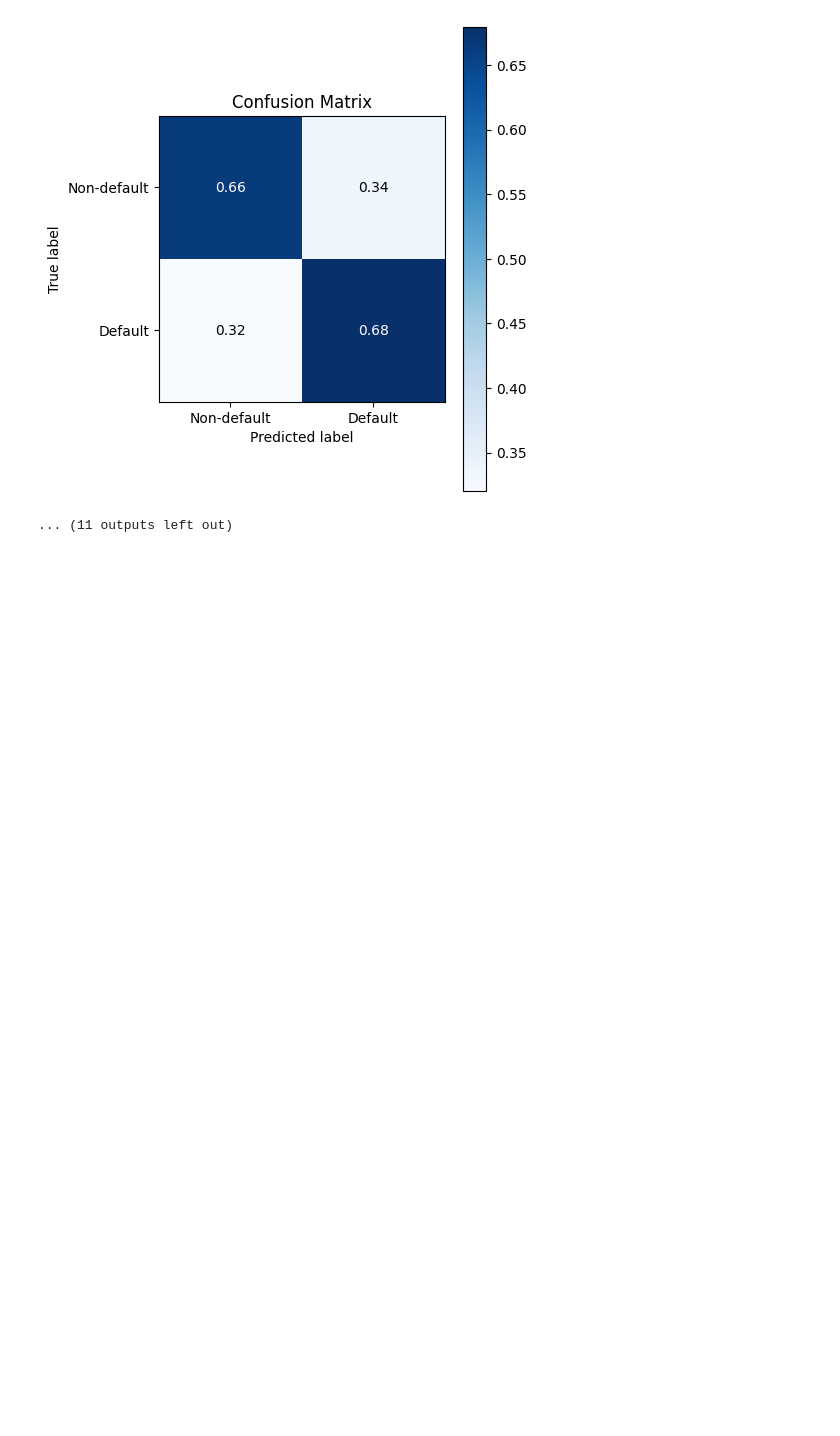
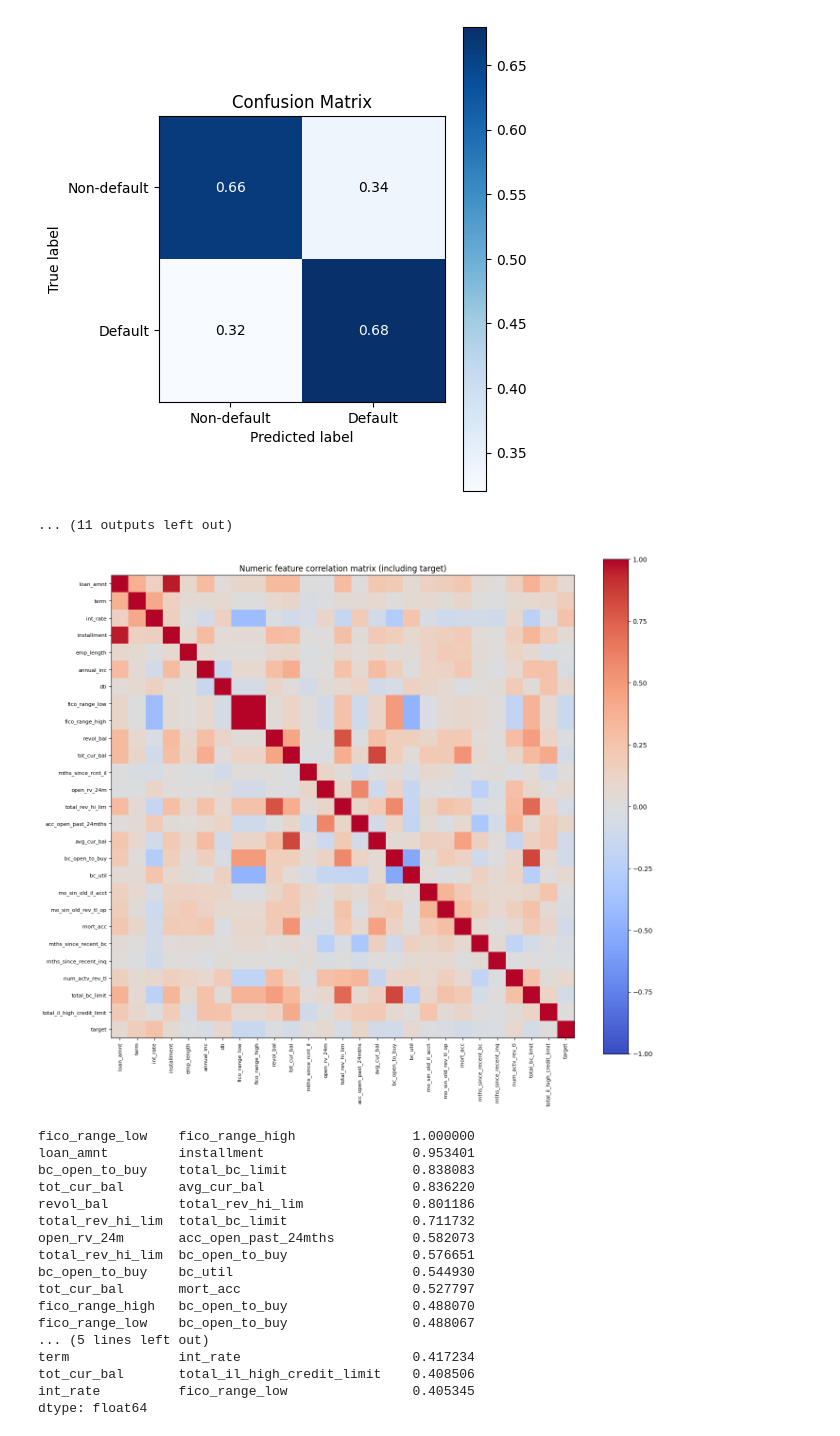
Before and after one commit to ajilataN/intelligent_systems_2, a Jupyter notebook: is-seminar-2.ipynb, the cells around one changed output. Drawn from its saved outputs; the diff is of its cells as text; code cells hidden in the pictures; blank space fills up the shorter version.

```diff
--- a/is-seminar-2.ipynb
+++ b/is-seminar-2.ipynb
@@ -2062,3 +2079,30 @@ MLP (top30)
 CatBoost (top30)
 [figure]
 ... (11 outputs left out)
+# %%
+corr_matrix, top_corr = analyze_numeric_correlations(
+    df_small,
+    top_n=20,
+    plot=True
+)
+
+top_corr
+# %% [output]
+[figure, added]
+fico_range_low    fico_range_high               1.000000
+loan_amnt         installment                   0.953401
+bc_open_to_buy    total_bc_limit                0.838083
+tot_cur_bal       avg_cur_bal                   0.836220
+revol_bal         total_rev_hi_lim              0.801186
+total_rev_hi_lim  total_bc_limit                0.711732
+open_rv_24m       acc_open_past_24mths          0.582073
+total_rev_hi_lim  bc_open_to_buy                0.576651
+bc_open_to_buy    bc_util                       0.544930
+tot_cur_bal       mort_acc                      0.527797
+fico_range_high   bc_open_to_buy                0.488070
+fico_range_low    bc_open_to_buy                0.488067
+... (5 lines left out)
+term              int_rate                      0.417234
+tot_cur_bal       total_il_high_credit_limit    0.408506
+int_rate          fico_range_low                0.405345
+dtype: float64
```
Also changed, not shown: parts of 1 cell of this notebook.
